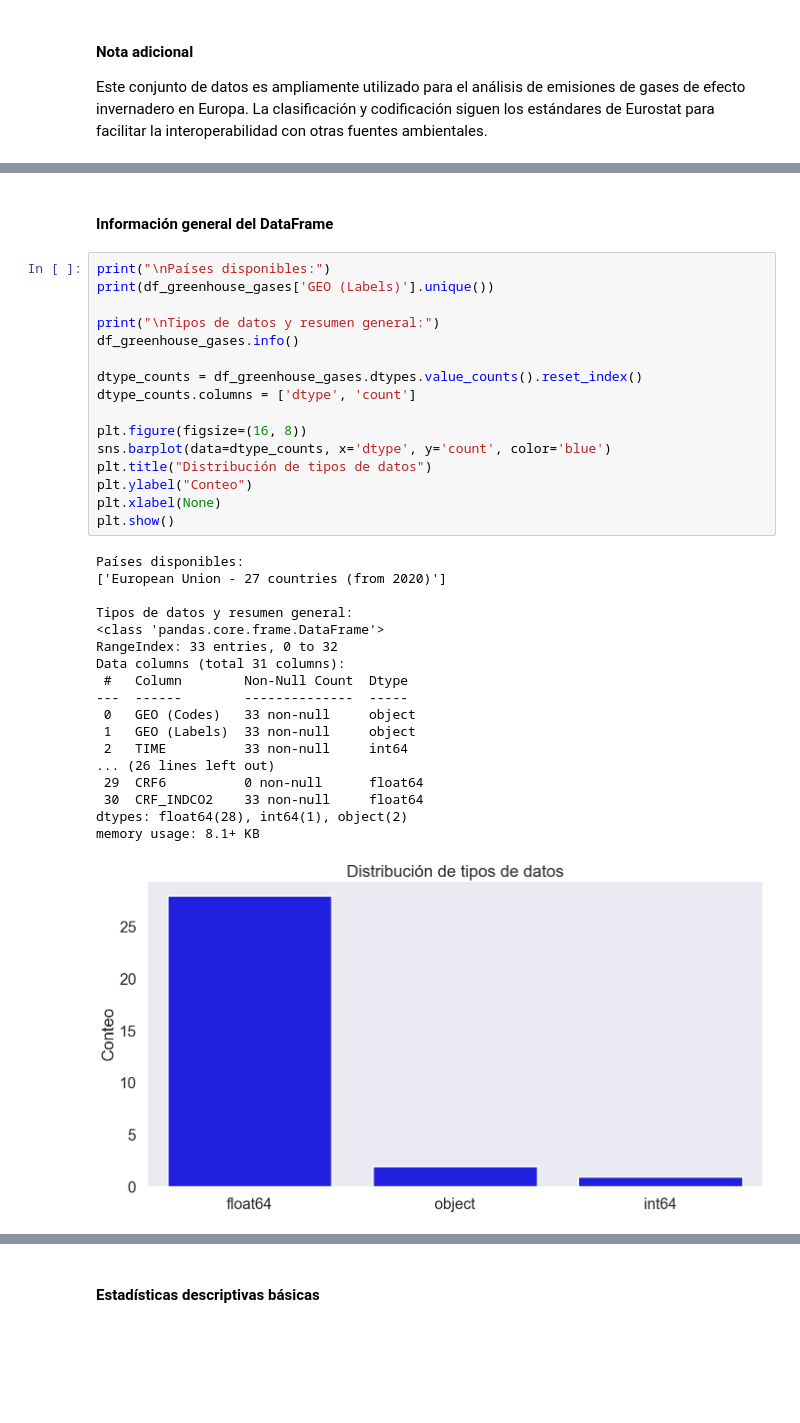
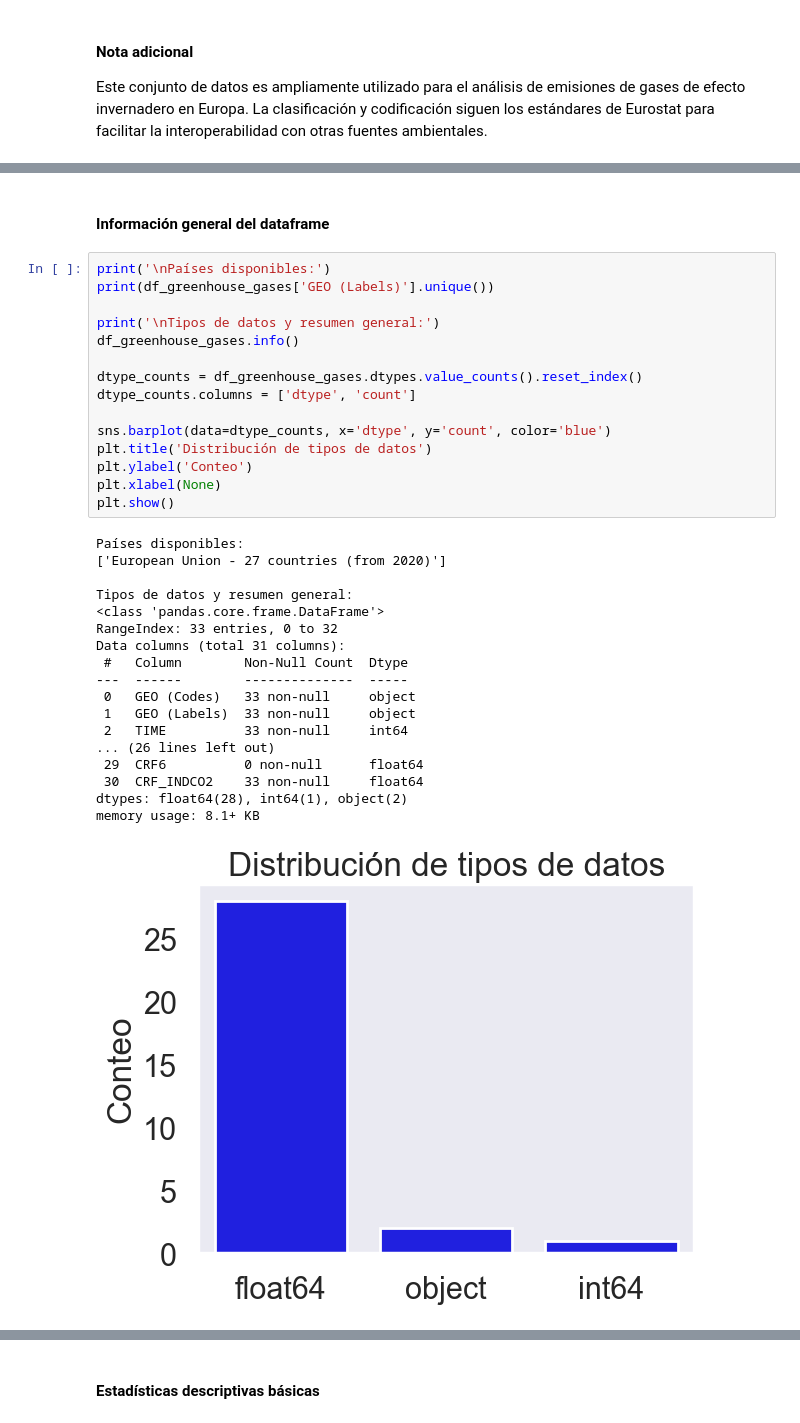
Before and after one commit to LoFloAb/Impacto_de_la_electrificaci-n_del_transporte_en_las_emisiones_de_GEI_en_Europa, a Jupyter notebook: Analisis_impacto_coche_electrico.ipynb, the cells around one changed output, grey strips where cells are left out. Cells and saved outputs as stored; diff of their text form; blank space fills up the shorter version.

```diff
--- a/Analisis_impacto_coche_electrico.ipynb
+++ b/Analisis_impacto_coche_electrico.ipynb
@@ -89,40 +92,39 @@ Comprobaré:
 - Duplicados.
 - Estadísticas descriptivas básicas.
 # %% [markdown]
-#### Información general del DataFrame
+#### Información general del dataframe
 # %%
-print("\nPaíses disponibles:")
+print('\nPaíses disponibles:')
 print(df_greenhouse_gases['GEO (Labels)'].unique())
 
-print("\nTipos de datos y resumen general:")
+print('\nTipos de datos y resumen general:')
 df_greenhouse_gases.info()
 
 dtype_counts = df_greenhouse_gases.dtypes.value_counts().reset_index()
 dtype_counts.columns = ['dtype', 'count']
 
-plt.figure(figsize=(16, 8))
 sns.barplot(data=dtype_counts, x='dtype', y='count', color='blue')
-plt.title("Distribución de tipos de datos")
-plt.ylabel("Conteo")
+plt.title('Distribución de tipos de datos')
+plt.ylabel('Conteo')
 plt.xlabel(None)
 plt.show()
 # %% [output]
 Países disponibles:
 ['European Union - 27 countries (from 2020)']
 
 Tipos de datos y resumen general:
 <class 'pandas.core.frame.DataFrame'>
 RangeIndex: 33 entries, 0 to 32
 Data columns (total 31 columns):
  #   Column        Non-Null Count  Dtype
 ---  ------        --------------  -----
  0   GEO (Codes)   33 non-null     object
  1   GEO (Labels)  33 non-null     object
  2   TIME          33 non-null     int64
 ... (26 lines left out)
  29  CRF6          0 non-null      float64
  30  CRF_INDCO2    33 non-null     float64
 dtypes: float64(28), int64(1), object(2)
 memory usage: 8.1+ KB
-[figure, old version]
+[figure, new version]
 # %% [markdown]
```
Also changed, not shown: parts of 158 cells of this notebook.
